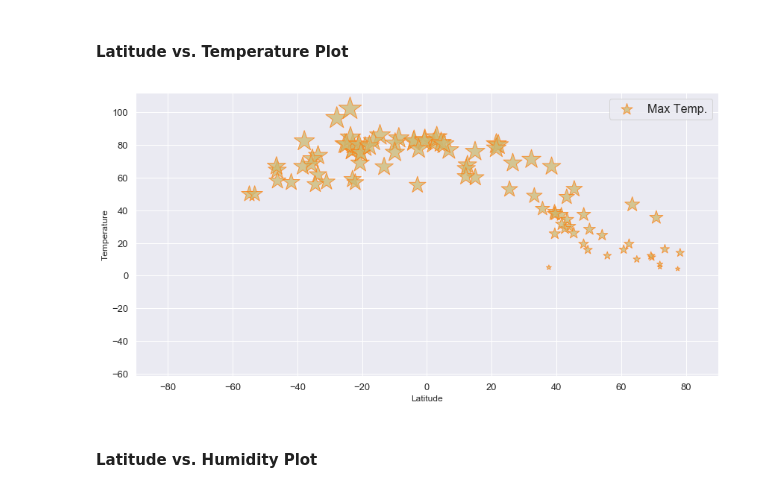
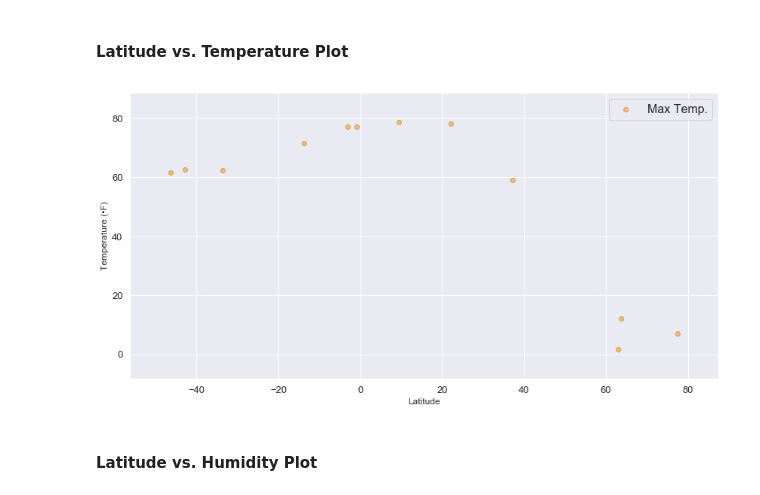
Before and after one commit to hvannia/WeatherPy, a Jupyter notebook: WeatherPy.ipynb, the cells around one changed output. Saved outputs shown, nothing was run; the diff lists cells and outputs as text; code cells hidden in the pictures.

```diff
--- a/WeatherPy.ipynb
+++ b/WeatherPy.ipynb
@@ -42,8 +42,8 @@ cities = []
 #Samples are uniformly distributed over the half-open interval [low, high) (includes low, but excludes high)
 #size : Output shape: int or tuple of ints, optional
 # test size = 150 , actual size 1500, reduces to about 600 unqiue values
-lats = np.random.uniform(low=-90.000, high=90.000, size=150)
-lngs = np.random.uniform(low=-180.000, high=180.000, size=150)
+lats = np.random.uniform(low=-90.000, high=90.000, size=15)
+lngs = np.random.uniform(low=-180.000, high=180.000, size=15)
 lat_lngs = zip(lats, lngs)
 
 # Identify nearest city for each lat, lng combination
@@ -68,6 +68,7 @@ dates=[]
 humidities=[]
 mxTemps=[]
 winds=[]
+degs=[]
 # %%
 ### Perform API Calls
 url = "http://api.openweathermap.org/data/2.5/weather?"
@@ -91,6 +92,7 @@ for city in cities:
         humidities.append(response['main']['humidity'])
         mxTemps.append(response['main']['temp_max'])
         winds.append(response['wind']['speed'])
+        degs.append(response['wind']['deg'])
         print("Processing Record "+str( cityCounter)+ " of " +str(cityCount)+" | " + city)
         cityCounter= cityCounter+1
     except:
@@ -127,7 +129,8 @@ weather_dict = {
     "Cloudiness": clouds,
     "Humidity": humidities,
     "Max Temp.":mxTemps,
-    "Wind Speed": winds
+    "Wind Speed": winds,
+    "Wind Direction":degs
 }
 
 weather_data = pd.DataFrame(weather_dict)
@@ -161,25 +156,25 @@ max(weather_data['Max Temp.'])
 # %%
 import seaborn as sns
 sns.set()
 
 # x: lat , y: temp
 x= weather_data['Lat']
 y= weather_data['Max Temp.']
 s= y*10
-plt.figure(figsize=(14, 7), dpi= 72, facecolor='w', edgecolor='k')
+plt.figure(figsize=(14, 7), dpi= 72)
 
-plt.scatter(x,y, marker='*', facecolors='y' ,edgecolors='tab:orange', s=s, alpha=0.75)
+plt.scatter(x,y, marker='o', facecolors='y' ,edgecolors='tab:orange', alpha=0.75)
 #gca=get current axis
-plt.gca().set(xlim=(-90,90),
-              ylim=(min(weather_data['Max Temp.'])-10,max(weather_data['Max Temp.'])+10),
+plt.gca().set(xlim=(min(weather_data['Lat']-5),max(weather_data['Lat']+10)),
+              ylim=(min(weather_data['Max Temp.'])-5,max(weather_data['Max Temp.'])+10),
               xlabel='Latitude',
-              ylabel='Temperature')
+              ylabel='Temperature (•F)')
 plt.xticks(fontsize=13)
 plt.yticks(fontsize=13)
 plt.title='Temperature (F) vs. Latitude '
 plt.legend(fontsize=16)
 plt.show()
 # %% [output]
-[figure, old version]
+[figure, new version]
 # %% [markdown]
 #### Latitude vs. Humidity Plot
```
Also changed, not shown: parts of 8 cells of this notebook.
